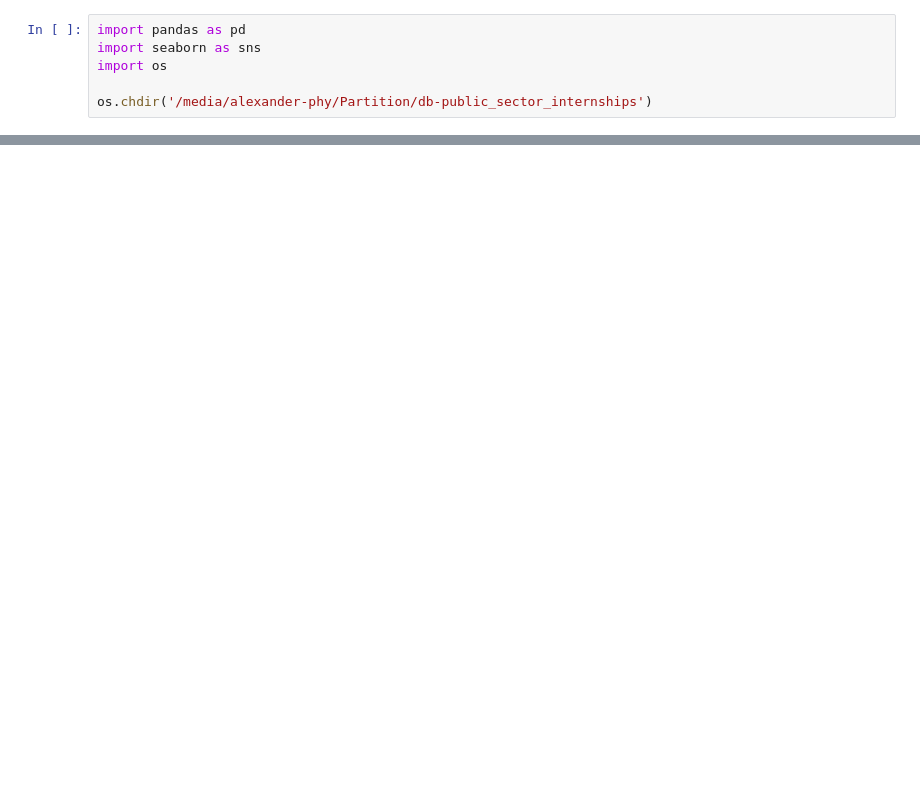
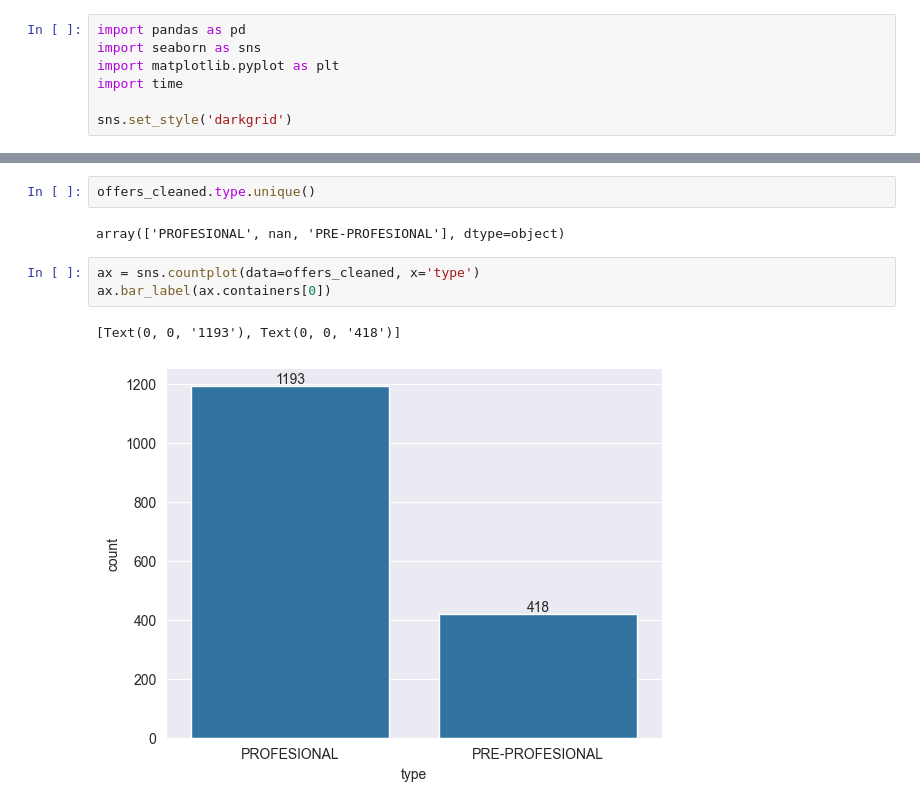
Before and after one commit to aburgosn-ds/db-public_sector_internships, a Jupyter notebook: notebooks/data_analysis.ipynb, the cells around one changed output, grey strips where cells are left out. Drawn from its saved outputs; the diff is of its cells as text; blank space fills up the shorter version.

```diff
--- a/notebooks/data_analysis.ipynb
+++ b/notebooks/data_analysis.ipynb
@@ -1,6 +1,7 @@
 # %%
 import pandas as pd
 import seaborn as sns
-import os
+import matplotlib.pyplot as plt
+import time
 
-os.chdir('/media/alexander-phy/Partition/db-public_sector_internships')
+sns.set_style('darkgrid')
@@ -85,0 +111,10 @@ Name: month, dtype: int64
+# %%
+offers_cleaned.type.unique()
+# %% [output]
+array(['PROFESIONAL', nan, 'PRE-PROFESIONAL'], dtype=object)
+# %%
+ax = sns.countplot(data=offers_cleaned, x='type')
+ax.bar_label(ax.containers[0])
+# %% [output]
+[Text(0, 0, '1193'), Text(0, 0, '418')]
+[figure, added]
```
Also changed, not shown: parts of 23 cells of this notebook.
